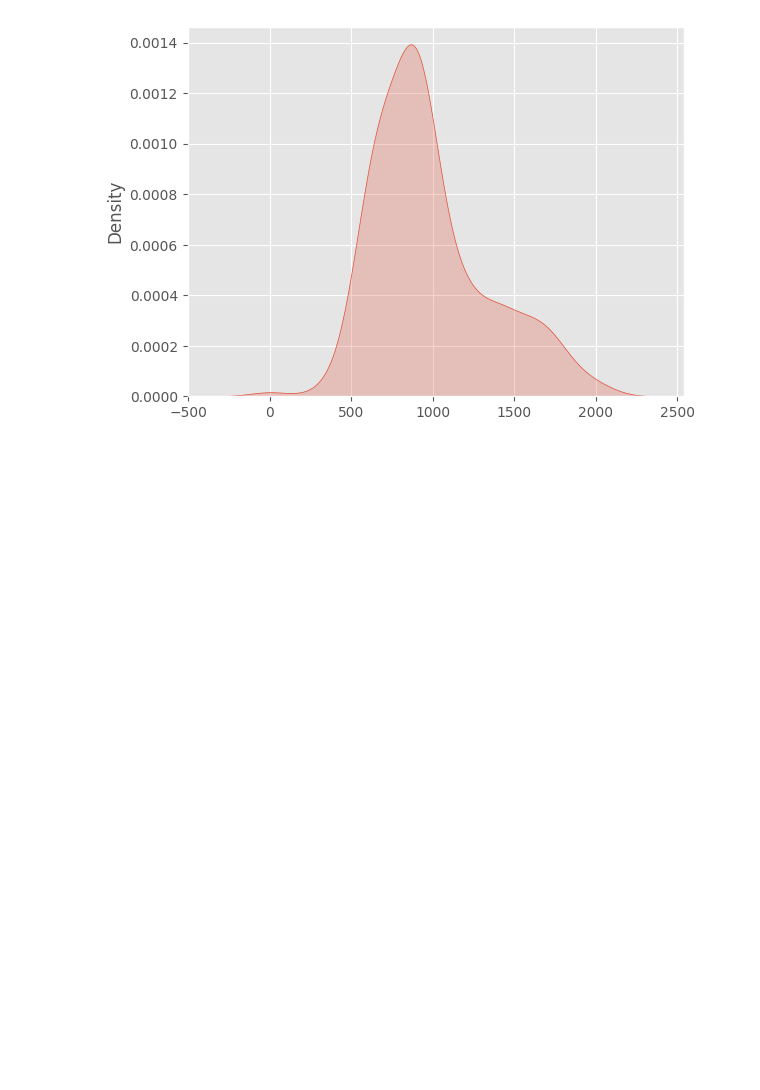
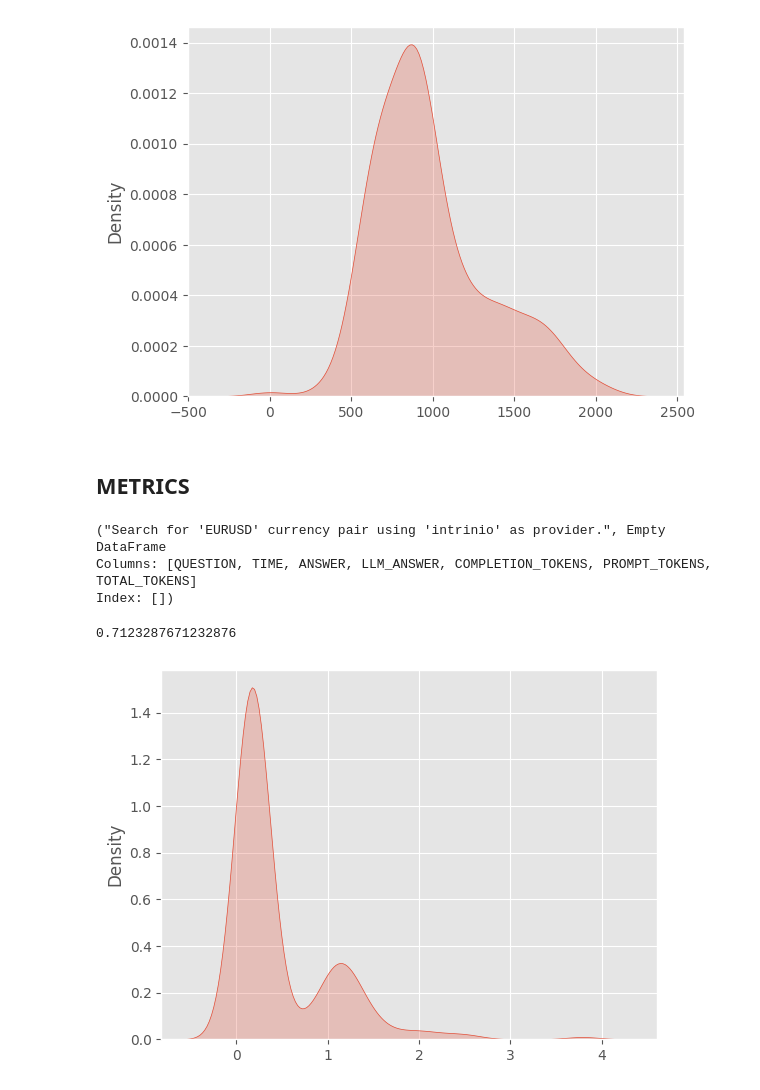
Before and after one commit to Athe-kunal/openbb-agent, a Jupyter notebook: Testing.ipynb, the cells around one changed output. Drawn from its saved outputs; the diff is of its cells as text; code cells hidden in the pictures; blank space fills up the shorter version.

```diff
--- a/Testing.ipynb
+++ b/Testing.ipynb
@@ -453,3 +453,41 @@ prompt_tokens = [float(x) for x in prompt_tokens]
 sns.kdeplot(prompt_tokens, fill=True);
 # %% [output]
 [figure]
+# %% [markdown]
+## METRICS
+# %%
+import pandas as pd
+
+results_df2 = pd.read_csv("hierarchical_answersv2bm25.csv")
+
+results_df2.dropna(subset=["QUESTION"],inplace=True)
+corrects = 0
+prompt_tokens = []
+time_taken = []
+for question_df in results_df2.groupby('QUESTION'):
+    if len(question_df[1])>1:
+        question_df[1].dropna(inplace=True)
+    try:
+        if question_df[1]['ANSWER'].values[0] == question_df[1]['LLM_ANSWER'].values[0]:
+            corrects+=1
+        prompt_tokens.append(question_df[1]['PROMPT_TOKENS'].values[0])
+        time_taken.append(question_df[1]['TIME'].values[0])
+    except:
+        print(question_df)
+# %% [output]
+("Search for 'EURUSD' currency pair using 'intrinio' as provider.", Empty DataFrame
+Columns: [QUESTION, TIME, ANSWER, LLM_ANSWER, COMPLETION_TOKENS, PROMPT_TOKENS, TOTAL_TOKENS]
+Index: [])
+# %%
+corrects/219
+# %% [output]
+0.7123287671232876
+# %%
+import matplotlib as plt
+import seaborn as sns
+
+plt.style.use('ggplot')
+time_taken = [float(x) for x in time_taken]
+sns.kdeplot(time_taken, fill=True);
+# %% [output]
+[figure, added]
```
Also changed, not shown: parts of 1 cell of this notebook, 4 other files.
